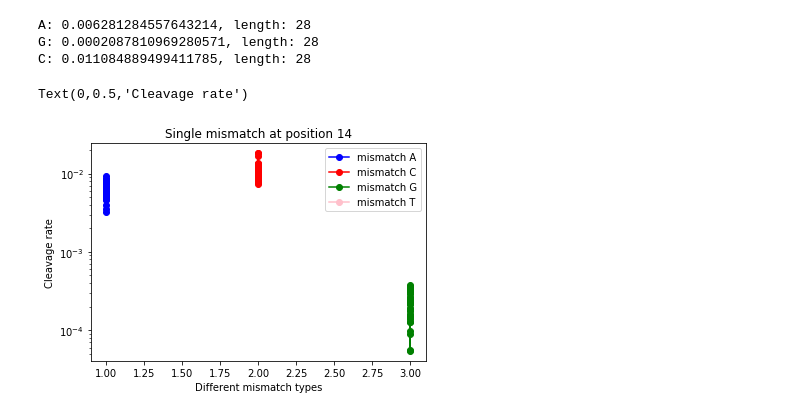
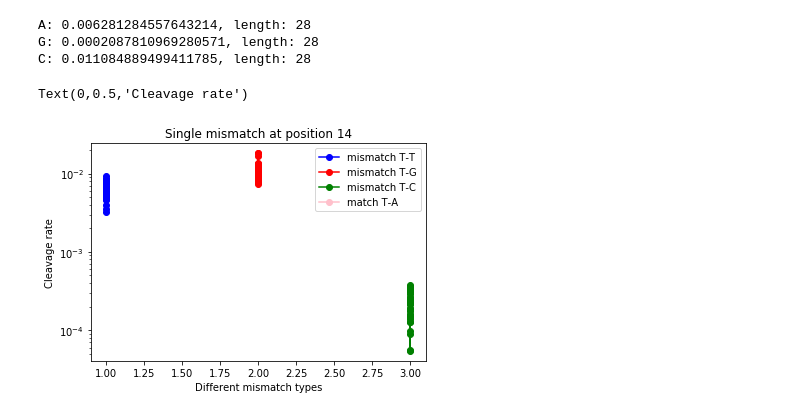
Before and after one commit to martin-depken/Energy-Landscape, a Jupyter notebook: predict_pclv_Stijn/mismatch_types.ipynb, the cells around one changed output. Saved outputs shown, nothing was run; the diff lists cells and outputs as text; code cells hidden in the pictures.

```diff
--- a/predict_pclv_Stijn/mismatch_types.ipynb
+++ b/predict_pclv_Stijn/mismatch_types.ipynb
@@ -9,16 +13,19 @@ reload(processing);
 path = '../data_nucleaseq_Finkelsteinlab/targetE/'
 filename = 'ECas9_cleavage_rate_and_y0_Canonical_OT-r_0-2.csv'
 # %%
-position = '14'
+position = 14
 
 data = pd.read_csv(path+filename)
-target = 'TTTA - GACGCA  T  AAAGATGAGACGC - TGG'
+target = 'C  G  C  A  G  A  G  T  A  G  A  A  A  T  A  C  G  C  A  G'
+print 'On-target guide:'
 print target
-print '0123 - 456789 10 11.. etc'
+print '1  2  3  4  5  6  7  8  9 10 11 12 13 14 15 16 17 18 19 20'
+print 'Target:'
+print 'G  C  G  T  C  T  C  A  T  C  T  T  T  A  T  G  C  G  T  C'
 data.columns = [c.replace(' ', '_') for c in data.columns]
-mismatch = data[data.Mutation_Positions == position]
+mismatch = data[data.Mutation_Positions == str(position)]
+sequences = mismatch['Sequence'].apply(lambda S: process.separate_PAM(S)[1])
 
-sequences = np.array(mismatch.Sequence)
+sequences = np.array(sequences)
 rates = np.array(mismatch.cleavage_rate)
-mismatch.head()
 # %% [output]
@@ -37,13 +41,13 @@ C = list()
 T = list()
 
 for i in range(len(rates)):
-    if sequences[i][10] == 'T':
+    if sequences[i][position-1] == 'T':
         T.append(rates[i])
-    elif sequences[i][10] == 'A':
+    elif sequences[i][position-1] == 'A':
         A.append(rates[i])
-    elif sequences[i][10] == 'G':
+    elif sequences[i][position-1] == 'G':
         G.append(rates[i])
-    elif sequences[i][10] == 'C':
+    elif sequences[i][position-1] == 'C':
         C.append(rates[i])
     else:
         print 'dubbelhuh'
@@ -63,12 +67,12 @@ C: 0.011084889499411785, length: 28
 # %%
 plt.semilogy(np.ones(len(A)),A,color='blue',marker='o')
 plt.semilogy(np.ones(len(C))*2,C,color='red',marker='o')
 plt.semilogy(np.ones(len(G))*3,G,color='green',marker='o')
 plt.semilogy(np.ones(len(T))*4,T,color='pink',marker='o')
-plt.legend(['mismatch A','mismatch C', 'mismatch G', 'mismatch T'])
-plt.title('Single mismatch at position ' + position)
+plt.legend(['mismatch T-T','mismatch T-G', 'mismatch T-C', 'match T-A'])
+plt.title('Single mismatch at position ' + str(position))
 plt.xlabel('Different mismatch types')
 plt.ylabel('Cleavage rate')
 # %% [output]
 Text(0,0.5,'Cleavage rate')
-[figure, old version]
+[figure, new version]
```
Also changed, not shown: parts of 4 cells of this notebook, 1 other file.
